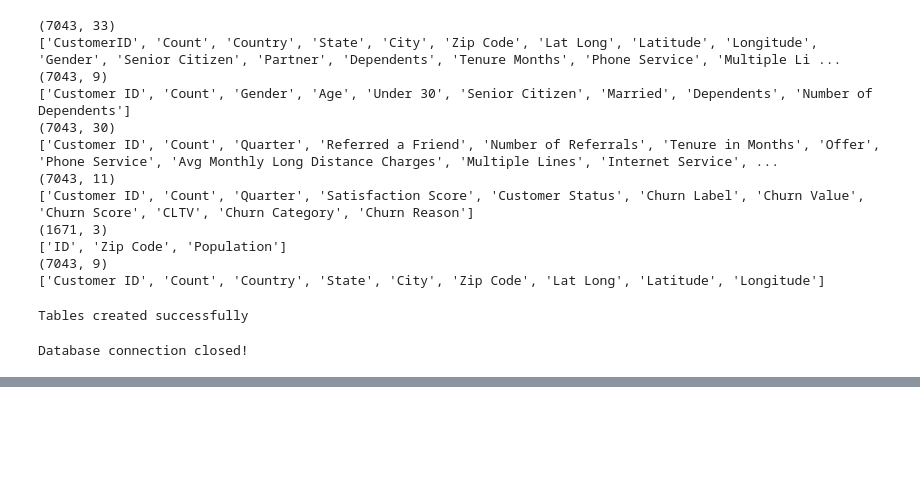
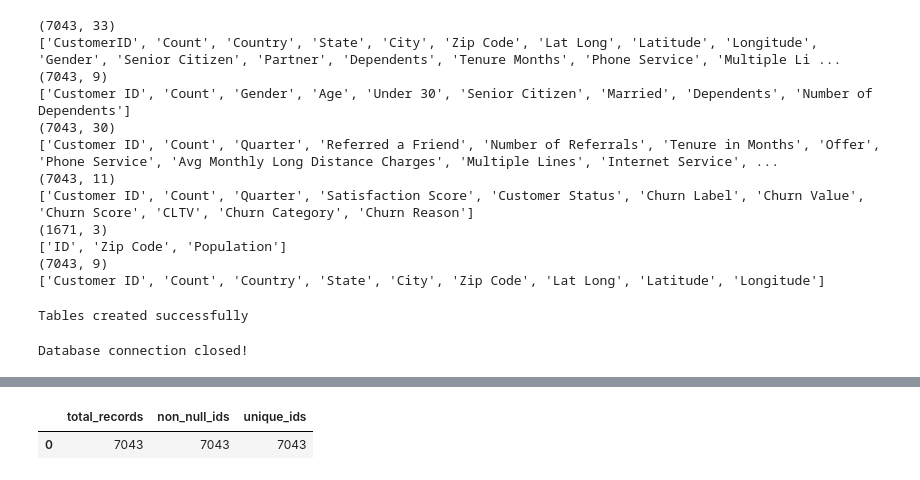
Before and after one commit to Nidhiwa/telco-customer-churn-analysis, a Jupyter notebook: notebooks/Telco_Churn_Analysis.ipynb, the cells around one changed output, grey strips where cells are left out. Cells and saved outputs as stored; diff of their text form; code cells hidden in the pictures; blank space fills up the shorter version.

```diff
--- a/notebooks/Telco_Churn_Analysis.ipynb
+++ b/notebooks/Telco_Churn_Analysis.ipynb
@@ -121,0 +211,14 @@ Database connection closed!
+# %%
+
+query = """
+SELECT
+    COUNT(*) AS total_records,
+    COUNT(CustomerID) AS non_null_ids,
+    COUNT(DISTINCT CustomerID) AS unique_ids
+FROM main;
+"""
+
+display(pd.read_sql_query(query, conn))
+# %% [output]
+|  | total_records | non_null_ids | unique_ids |
+| 0 | 7043 | 7043 | 7043 |
```
Also changed, not shown: parts of 8 cells of this notebook.
